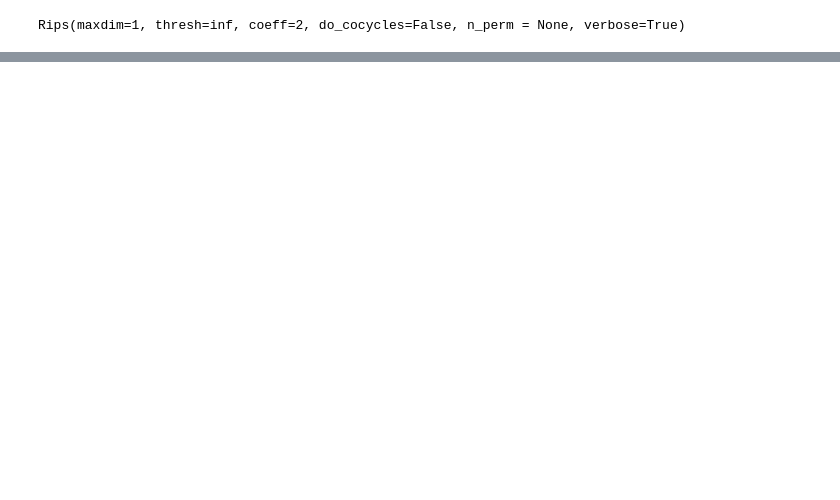
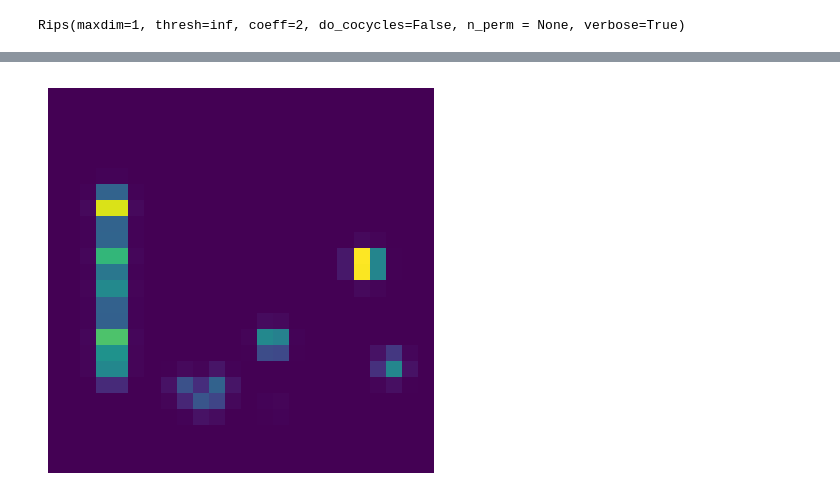
Before and after one commit to hashansl/opioid-risk-modeling, a Jupyter notebook: persistence image of small values.ipynb, the cells around one changed output, grey strips where cells are left out. Saved outputs shown, nothing was run; the diff lists cells and outputs as text; code cells hidden in the pictures; blank space fills up the shorter version.

```diff
--- a/persistence image of small values.ipynb
+++ b/persistence image of small values.ipynb
@@ -323,0 +222,14 @@ NameError: name 'diagrams_h0_without_inf' is not defined
+# %%
+import numpy as np
+import matplotlib.pyplot as plt
+
+# Assuming C is your computed persistence image
+C_rotated = np.rot90(C, k=1)  # Rotate 90 degrees to the left(k=3), 90 degrees to the right(k=1), 180 degrees(k=2)
+
+plt.figure(figsize=(10, 5))
+plt.imshow(C_rotated, cmap='viridis')  # Assuming 'viridis' colormap, change as needed
+plt.axis('off')  # Turn off axis
+
+plt.show()
+# %% [output]
+[figure, added]
```
Also changed, not shown: parts of 30 cells of this notebook.
